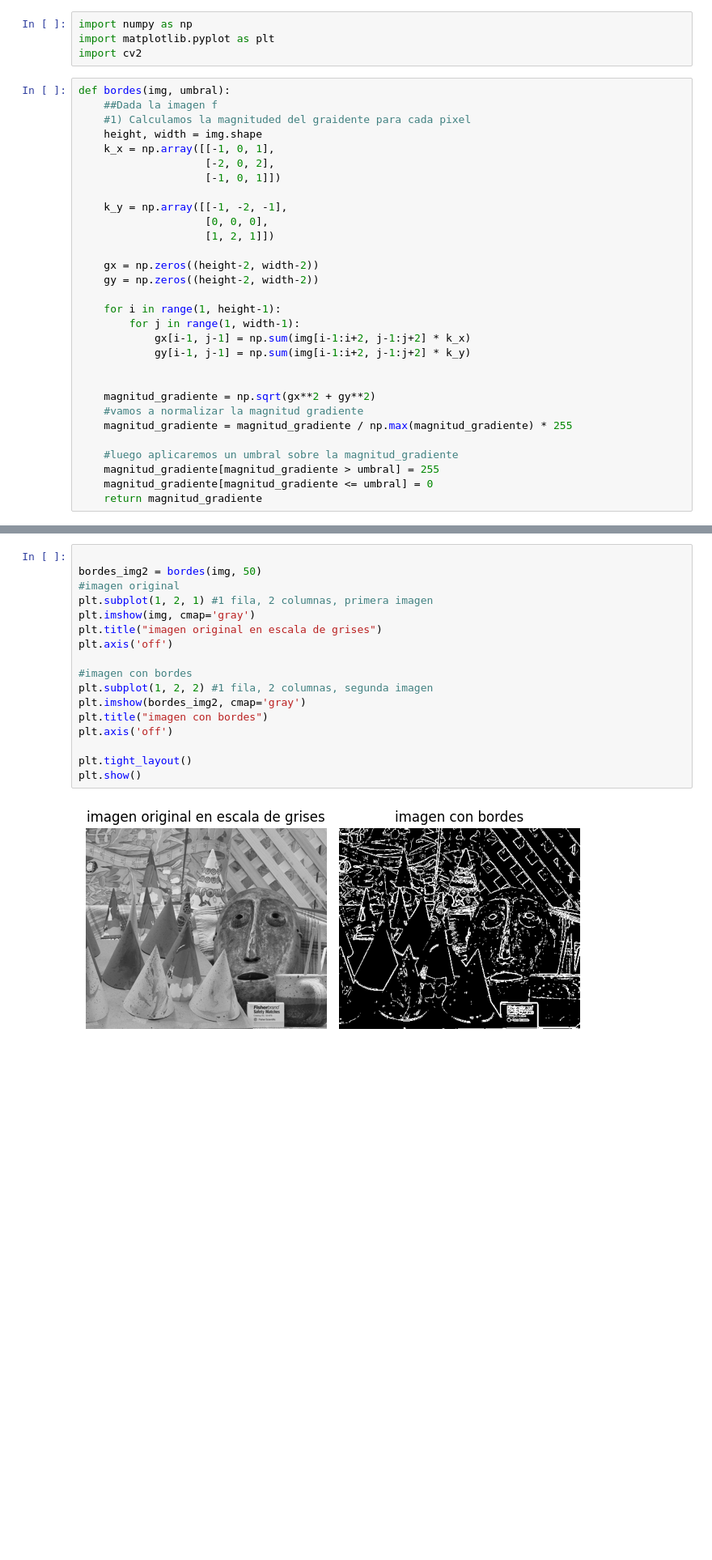
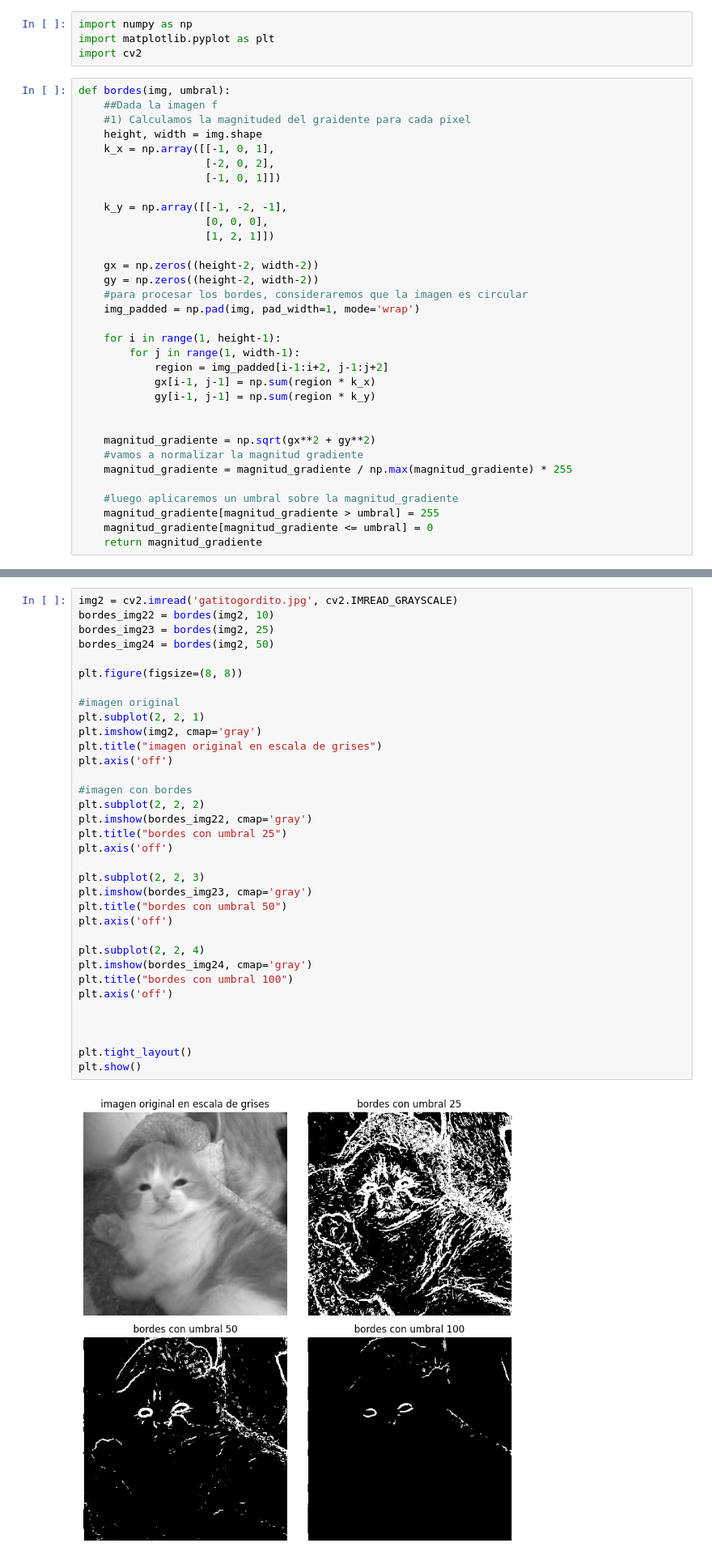
Before and after one commit to digitaldeviltapia/computer-vision-homeworks, a Jupyter notebook: assignment01_pt2/tarea_p2_1_mario_tapia.ipynb, the cells around one changed output, grey strips where cells are left out. Shown at 81% size. Drawn from its saved outputs; the diff is of its cells as text; blank space fills up the shorter version.

```diff
--- a/assignment01_pt2/tarea_p2_1_mario_tapia.ipynb
+++ b/assignment01_pt2/tarea_p2_1_mario_tapia.ipynb
@@ -53,11 +53,14 @@ def bordes(img, umbral):
 
     gx = np.zeros((height-2, width-2))
     gy = np.zeros((height-2, width-2))
+    #para procesar los bordes, consideraremos que la imagen es circular
+    img_padded = np.pad(img, pad_width=1, mode='wrap')
 
     for i in range(1, height-1):
         for j in range(1, width-1):
-            gx[i-1, j-1] = np.sum(img[i-1:i+2, j-1:j+2] * k_x)
-            gy[i-1, j-1] = np.sum(img[i-1:i+2, j-1:j+2] * k_y)
+            region = img_padded[i-1:i+2, j-1:j+2]
+            gx[i-1, j-1] = np.sum(region * k_x)
+            gy[i-1, j-1] = np.sum(region * k_y)
 
 
     magnitud_gradiente = np.sqrt(gx**2 + gy**2)
@@ -90,20 +110,37 @@ plt.show()
 # %%
+img2 = cv2.imread('gatitogordito.jpg', cv2.IMREAD_GRAYSCALE)
+bordes_img22 = bordes(img2, 10)
+bordes_img23 = bordes(img2, 25)
+bordes_img24 = bordes(img2, 50)
 
-bordes_img2 = bordes(img, 50)
+plt.figure(figsize=(8, 8))
+
 #imagen original
-plt.subplot(1, 2, 1) #1 fila, 2 columnas, primera imagen
-plt.imshow(img, cmap='gray')
+plt.subplot(2, 2, 1)
+plt.imshow(img2, cmap='gray')
 plt.title("imagen original en escala de grises")
 plt.axis('off')
 
 #imagen con bordes
-plt.subplot(1, 2, 2) #1 fila, 2 columnas, segunda imagen
-plt.imshow(bordes_img2, cmap='gray')
-plt.title("imagen con bordes")
+plt.subplot(2, 2, 2)
+plt.imshow(bordes_img22, cmap='gray')
+plt.title("bordes con umbral 25")
 plt.axis('off')
+
+plt.subplot(2, 2, 3)
+plt.imshow(bordes_img23, cmap='gray')
+plt.title("bordes con umbral 50")
+plt.axis('off')
+
+plt.subplot(2, 2, 4)
+plt.imshow(bordes_img24, cmap='gray')
+plt.title("bordes con umbral 100")
+plt.axis('off')
+
+
 
 plt.tight_layout()
 plt.show()
 # %% [output]
-[figure, old version]
+[figure, new version]
 # %%
```
Also changed, not shown: parts of 26 cells of this notebook, 6 other files.
